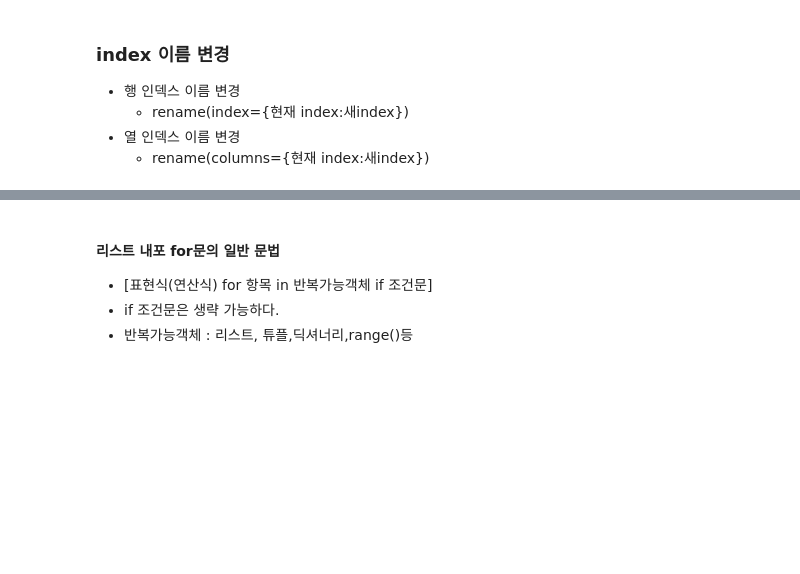
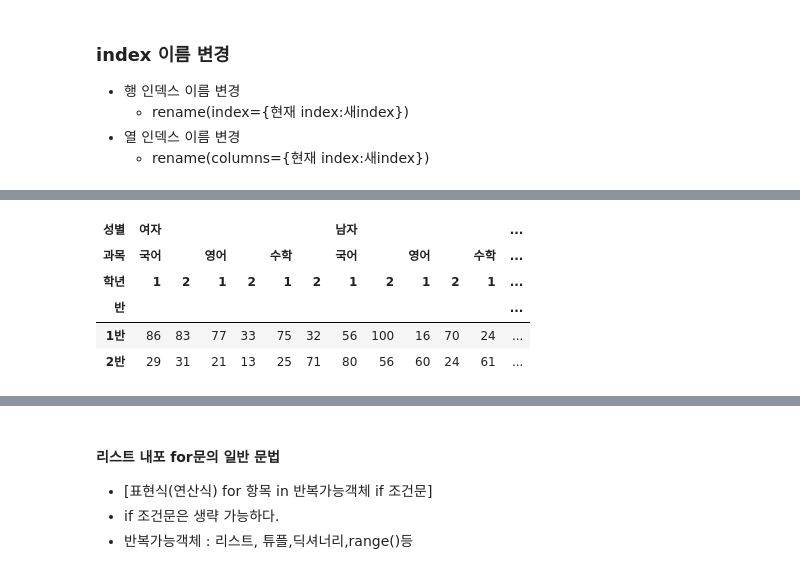
Before and after one commit to ahnjj/TIL_ahnj, a Jupyter notebook: AIWorkspace/source_code/07_판다스 (데이터프레임) 데이터 조작 함수 사용.ipynb, the cells around one changed output, grey strips where cells are left out. Saved outputs shown, nothing was run; the diff lists cells and outputs as text; code cells hidden in the pictures; blank space fills up the shorter version.

```diff
--- a/AIWorkspace/source_code/07_판다스 (데이터프레임) 데이터 조작 함수 사용.ipynb
+++ b/AIWorkspace/source_code/07_판다스 (데이터프레임) 데이터 조작 함수 사용.ipynb
@@ -1028,0 +1479,16 @@ df5[df5.apply(lambda df: df['주소'] == '서울' or df['주소'] == '대구' ,
+# %%
+# 각 반의 성별에 따른 과목별 평균 점수로 데이터프레임 생성
+# 학년 : 1, 2
+# 반 : 1반, 2반
+# 성별 : 여자, 남자
+# 과목 : 국어, 영어, 수학
+
+# 몇개 데이터 필요? 24개 4행 6열
+# 0~100점사이
+data = np.random.randint(0, 101, size=(4,6))
+index = pd.MultiIndex.from_product([[1, 2],['1반', '2반']], names=['학년','반'])
+columns = pd.MultiIndex.from_product([['여자','남자'],
+                                     ['국어','영어','수학']],
+                                    names=['성별','과목'])
+df9 = pd.DataFrame(data, index=index, columns=columns)
+df9
@@ -1028,0 +1520,9 @@ df5[df5.apply(lambda df: df['주소'] == '서울' or df['주소'] == '대구' ,
+# %%
+df9.unstack(0)
+# %% [output]
+| 성별 | 여자 |  |  |  |  |  | 남자 |  |  |  |  | ... |
+| 과목 | 국어 |  | 영어 |  | 수학 |  | 국어 |  | 영어 |  | 수학 | ... |
+| 학년 | 1 | 2 | 1 | 2 | 1 | 2 | 1 | 2 | 1 | 2 | 1 | ... |
+| 반 |  |  |  |  |  |  |  |  |  |  |  | ... |
+| 1반 | 86 | 83 | 77 | 33 | 75 | 32 | 56 | 100 | 16 | 70 | 24 | ... |
+| 2반 | 29 | 31 | 21 | 13 | 25 | 71 | 80 | 56 | 60 | 24 | 61 | ... |
```
Also changed, not shown: parts of 52 cells of this notebook, 41 other files.
